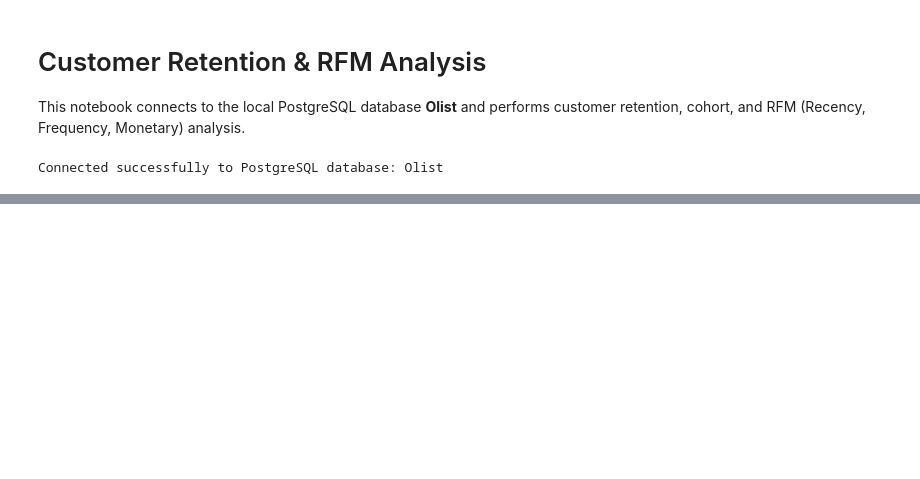
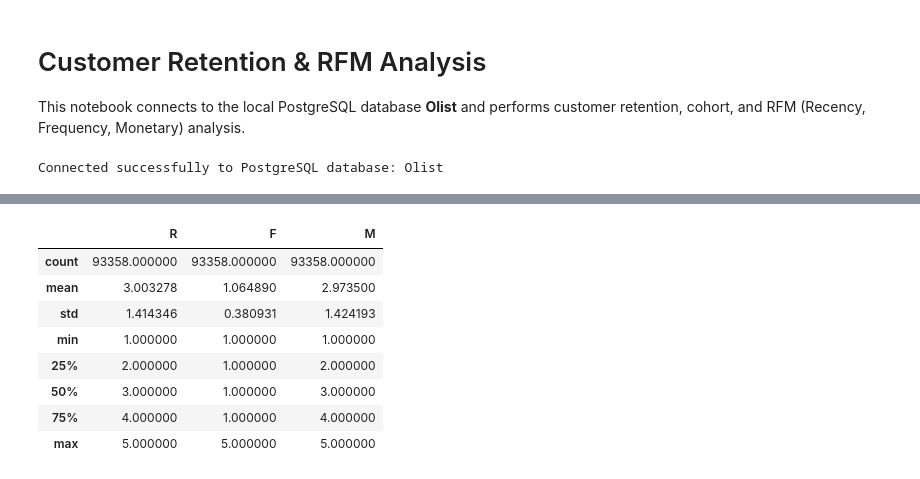
Before and after one commit to Laxman335/Customer-retention-analytics, a Jupyter notebook: notebooks/01_rfm_analysis.ipynb, the cells around one changed output, grey strips where cells are left out. Cells and saved outputs as stored; diff of their text form; code cells hidden in the pictures; blank space fills up the shorter version.

```diff
--- a/notebooks/01_rfm_analysis.ipynb
+++ b/notebooks/01_rfm_analysis.ipynb
@@ -38,0 +93,19 @@ tables_df
+# %%
+rfm['R'] = pd.qcut(rfm['recency'], 5, labels=[5, 4, 3, 2, 1]).astype(int)
+rfm['M'] = pd.qcut(rfm['monetary'], 5, labels=[1, 2, 3, 4, 5]).astype(int)
+
+# Frequency can't be split into 5 equal groups (most customers have 1 order),
+# so I use fixed rules instead
+rfm['F'] = rfm['frequency'].apply(lambda x: 1 if x == 1 else (3 if x == 2 else 5))
+
+rfm[['R', 'F', 'M']].describe()
+# %% [output]
+|  | R | F | M |
+| count | 93358.000000 | 93358.000000 | 93358.000000 |
+| mean | 3.003278 | 1.064890 | 2.973500 |
+| std | 1.414346 | 0.380931 | 1.424193 |
+| min | 1.000000 | 1.000000 | 1.000000 |
+| 25% | 2.000000 | 1.000000 | 2.000000 |
+| 50% | 3.000000 | 1.000000 | 3.000000 |
+| 75% | 4.000000 | 1.000000 | 4.000000 |
+| max | 5.000000 | 5.000000 | 5.000000 |
```
Also changed, not shown: parts of 5 cells of this notebook, 1 other file.
